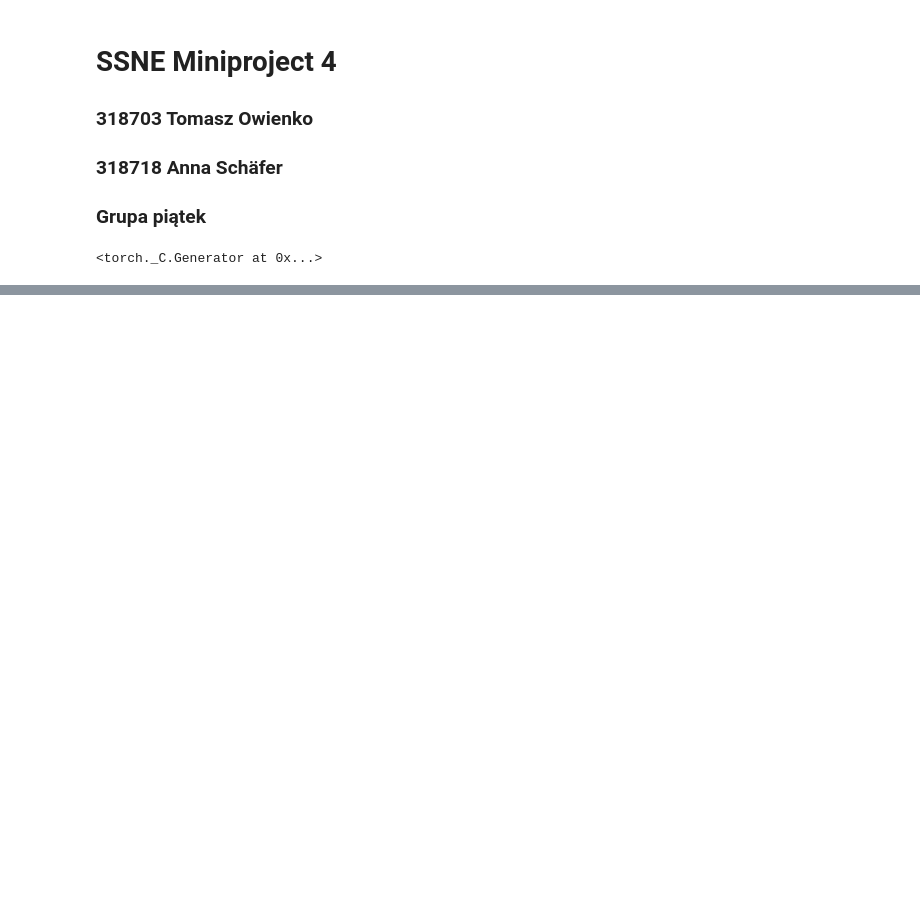
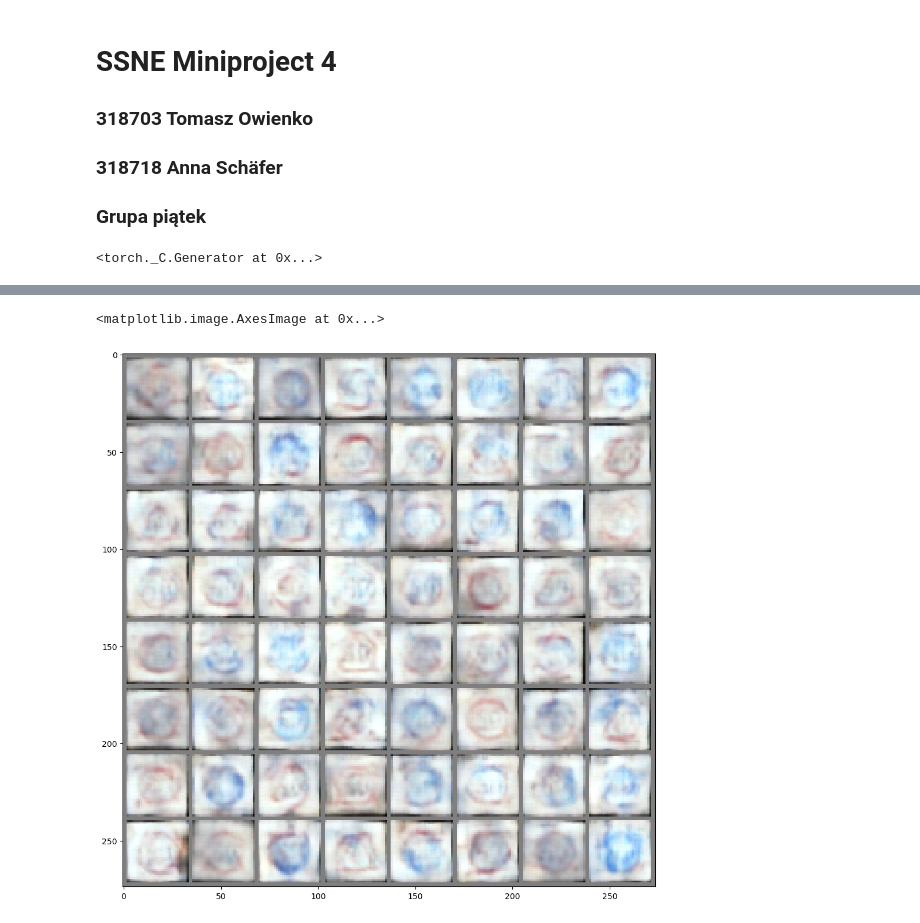
Before and after one commit to SNURTEL/24l-ssne, a Jupyter notebook: proj4/piatek_owienko_schafer_miniproject4.ipynb, the cells around one changed output, grey strips where cells are left out. Drawn from its saved outputs; the diff is of its cells as text; code cells hidden in the pictures; blank space fills up the shorter version.

```diff
--- a/proj4/piatek_owienko_schafer_miniproject4.ipynb
+++ b/proj4/piatek_owienko_schafer_miniproject4.ipynb
@@ -203,0 +383,15 @@ Clipping input data to the valid range for imshow with RGB data ([0..1] for floa
+# %%
+# @markdown Showing more results, using 40 sampling steps
+n_steps = 1  # FIXME getting brighter with every iteration, possibly noise vs image distributiuon issue? ([0, 1] vs [-1, 1])
+x = torch.rand(64, 3, 32, 32)
+for i in range(n_steps):
+    noise_amount = torch.ones((x.shape[0],)).to(device) * (1 - (i / n_steps))  # Starting high going low
+    with torch.no_grad():
+        pred = model(x)
+        mix_factor = 1 / (n_steps - i)
+        x = x * (1 - mix_factor) + pred * mix_factor
+fig, ax = plt.subplots(1, 1, figsize=(12, 12))
+ax.imshow((torchvision.utils.make_grid(x).permute(1, 2, 0).add(1).mul(127.5).clamp(0, 255).to(torch.int32)))
+# %% [output]
+<matplotlib.image.AxesImage at 0x...>
+[figure, added]
```
Also changed, not shown: parts of 10 cells of this notebook, 1 other file.
